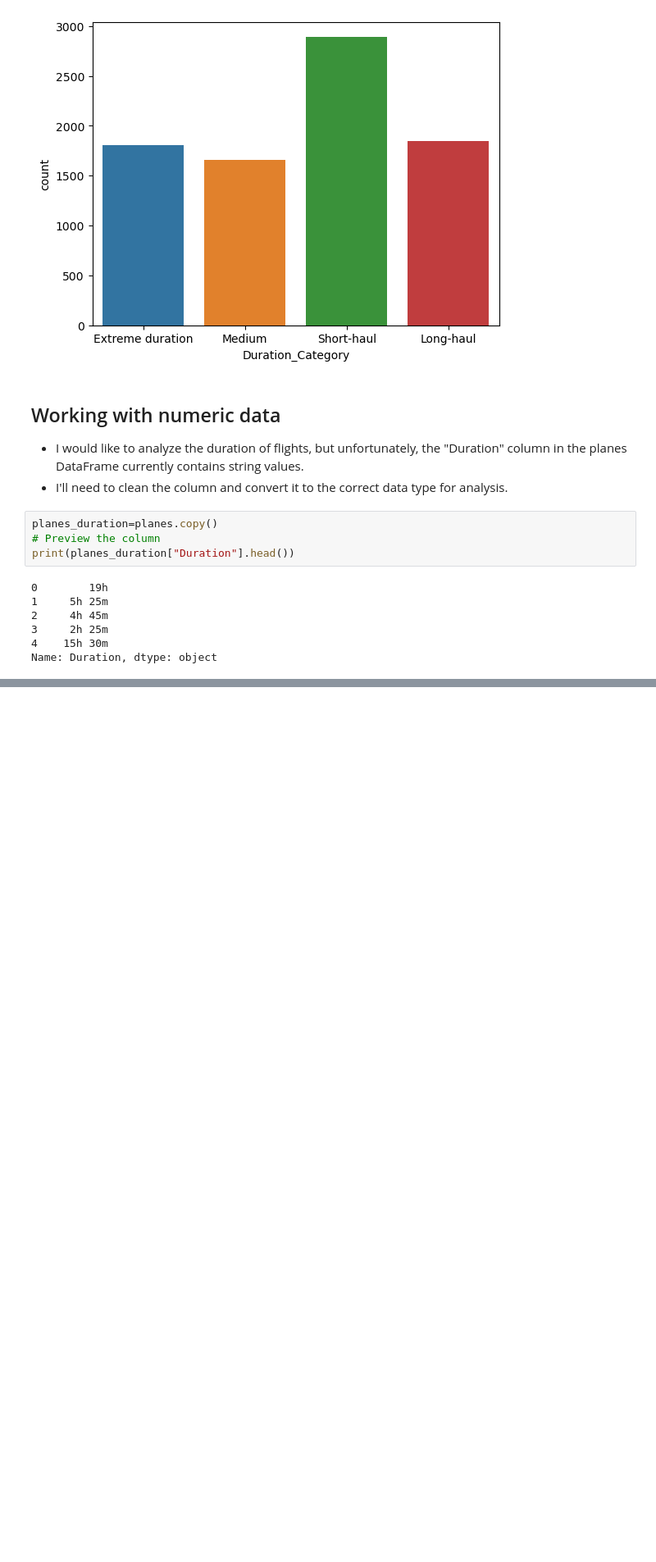
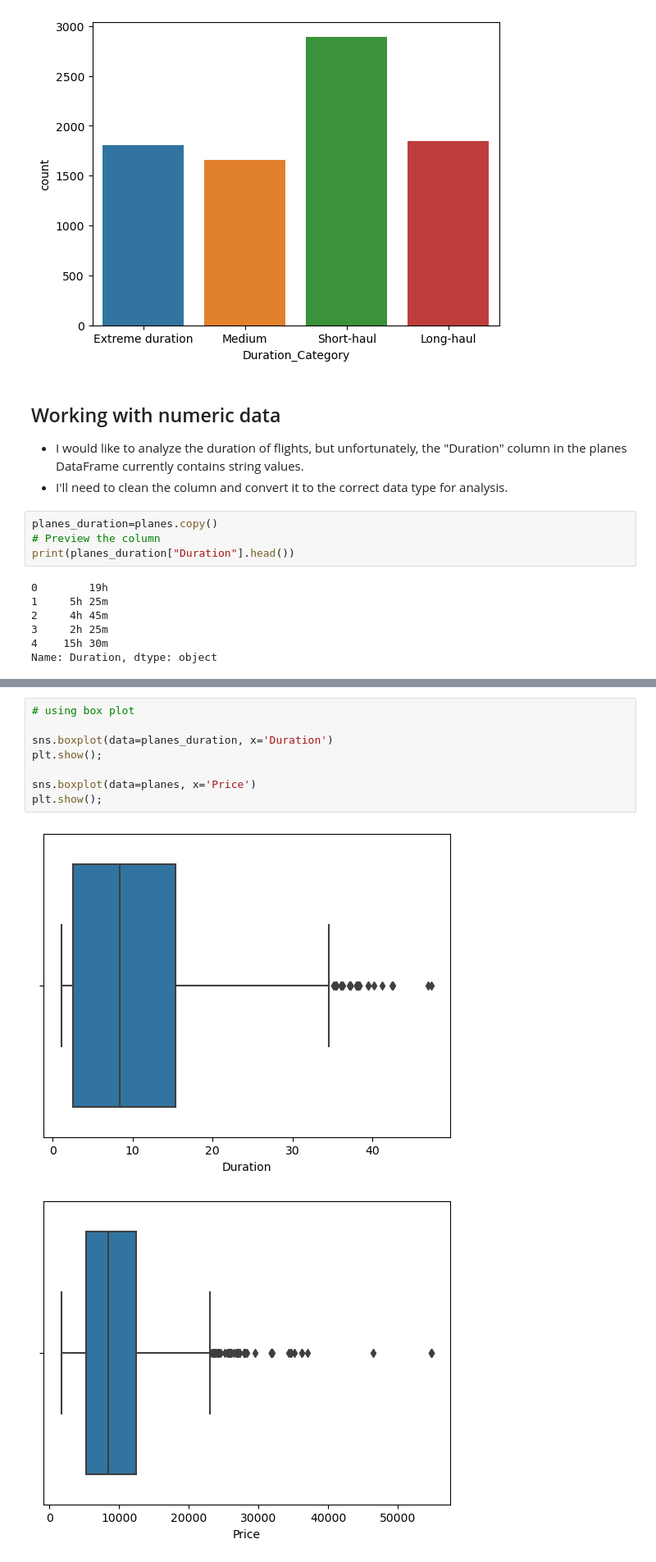
Before and after one commit to Daviedavie100/DatacampPythonDataAnalysis, a Jupyter notebook: Datacamp.ipynb, the cells around one changed output, grey strips where cells are left out. Shown at 82% size. Cells and saved outputs as stored; diff of their text form; blank space fills up the shorter version.

```diff
--- a/Datacamp.ipynb
+++ b/Datacamp.ipynb
@@ -1524,0 +1584,11 @@ Name: Duration, Length: 10660, dtype: object
+# %%
+# using box plot
+
+sns.boxplot(data=planes_duration, x='Duration')
+plt.show();
+
+sns.boxplot(data=planes, x='Price')
+plt.show();
+# %% [output]
+[figure, added]
+[figure, added]
```
Also changed, not shown: parts of 6 cells of this notebook.
